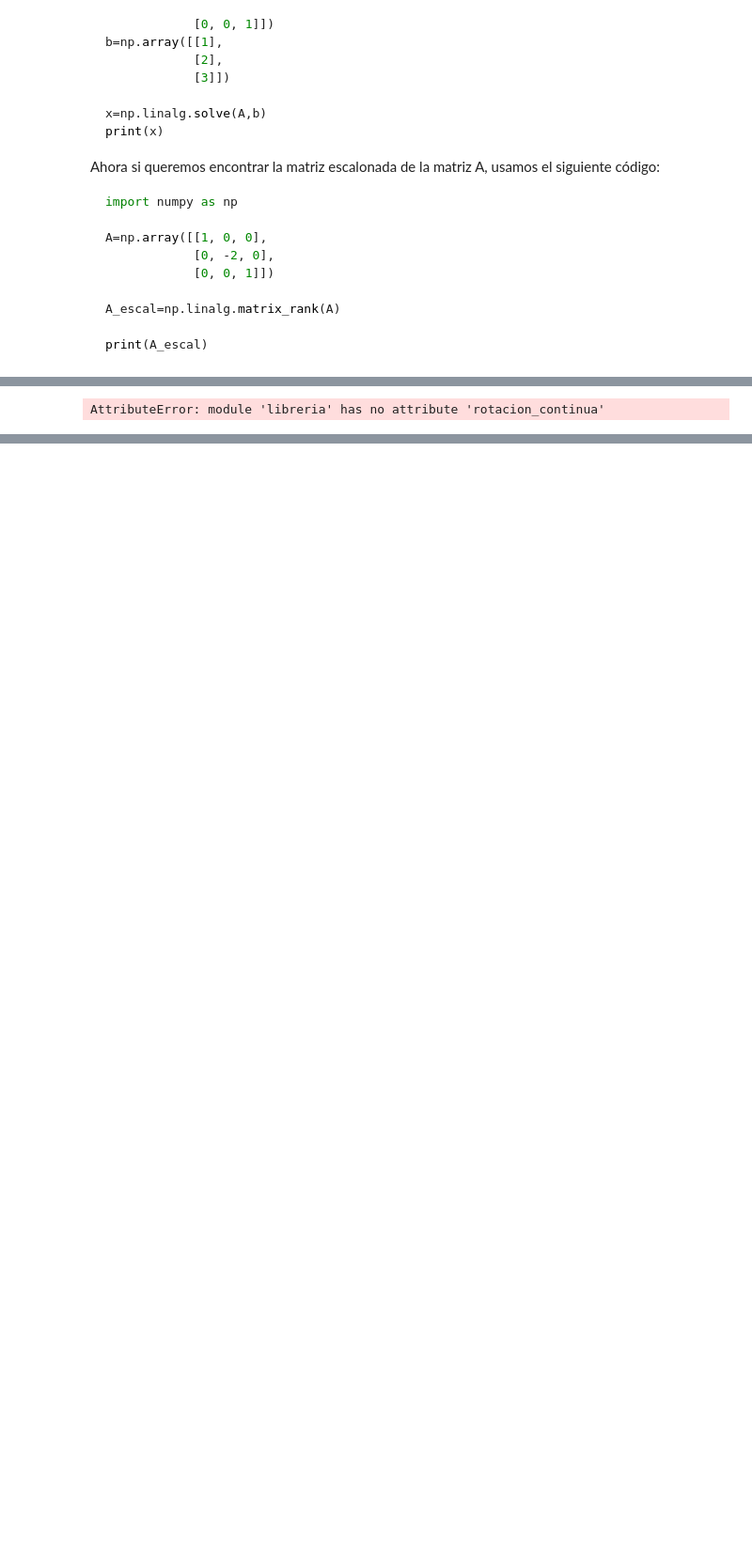
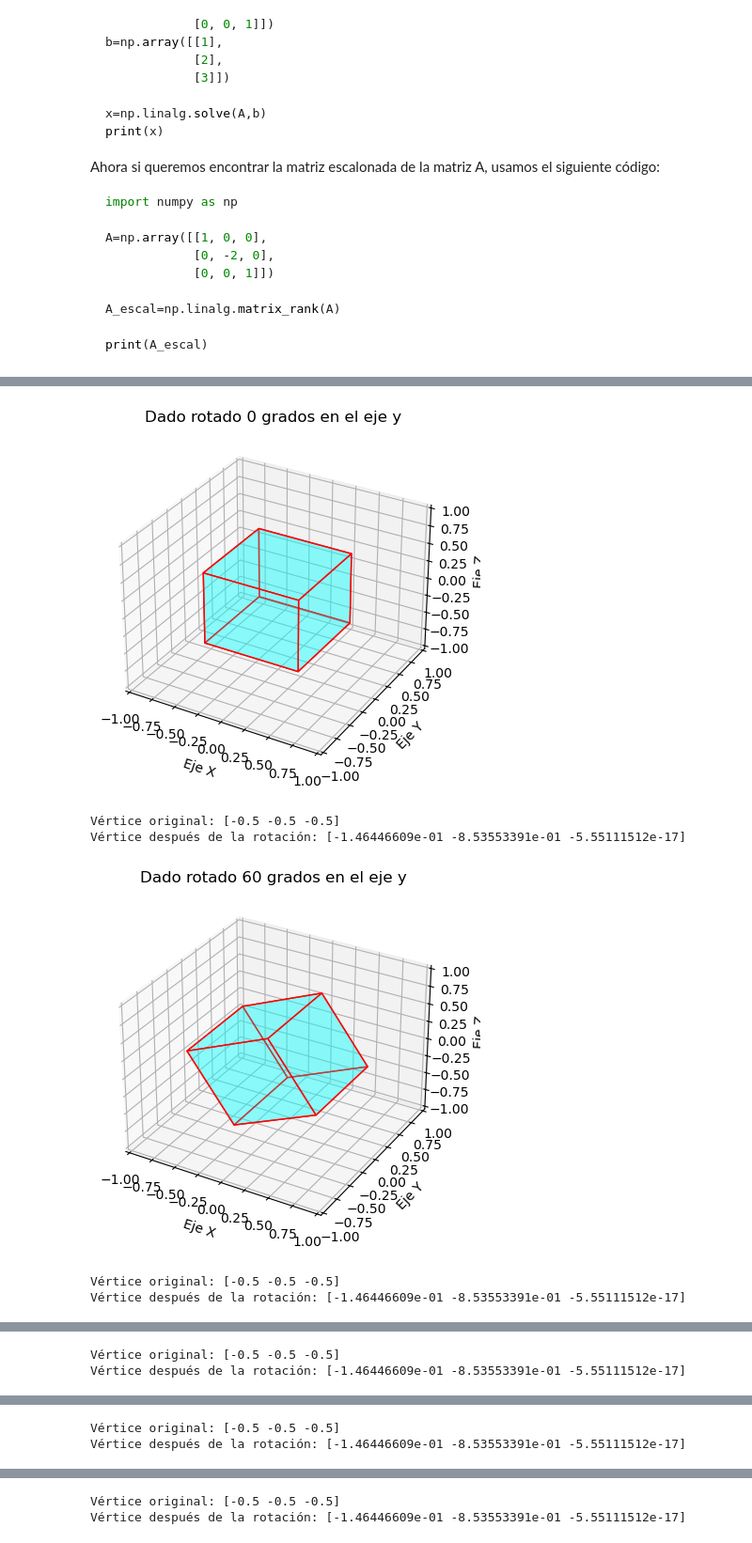
Before and after one commit to abelalv/lineal_2024, a Jupyter notebook: tras/aplicacion_transformacion.ipynb, the cells around one changed output, grey strips where cells are left out. Shown at 94% size. Saved outputs shown, nothing was run; the diff lists cells and outputs as text; code cells hidden in the pictures; blank space fills up the shorter version.

```diff
--- a/tras/aplicacion_transformacion.ipynb
+++ b/tras/aplicacion_transformacion.ipynb
@@ -275,7 +234,21 @@ li.dibujar_dado(dado_rotado_xyz, "Dado rotado en los ejes X, Y y Z")
-# %%
-
-
-# Rotación continua de 0° a 360° en el eje Y
-li.rotacion_continua(dado, range(0, 361, 60), eje='y')
-# %% [output]
-AttributeError: module 'libreria' has no attribute 'rotacion_continua'
+# %%
+
+# Pregunta 3: Rotación continua en el eje Y
+def rotacion_continua(puntos, angulos, eje='y'):
+    for angulo in angulos:
+        puntos_rotados = rotacion_3d(puntos, angulo, eje=eje)
+        dibujar_dado(puntos_rotados, f"Dado rotado {angulo} grados en el eje {eje}")
+        # Coordenadas finales de un vértice específico
+        vertice_original = dado[0]  # Primer vértice
+        puntos_rotados = dado_rotado_seq[0]
+        print(f"Vértice original: {vertice_original}")
+        print(f"Vértice después de la rotación: {vertice_final}")
+# Rotación continua de 0° a 360° en el eje Y
+rotacion_continua(dado, range(0, 361, 60), eje='y')
+# %% [output]
+[figure, added]
+Vértice original: [-0.5 -0.5 -0.5]
+Vértice después de la rotación: [-1.46446609e-01 -8.53553391e-01 -5.55111512e-17]
+[figure, added]
+Vértice original: [-0.5 -0.5 -0.5]
+Vértice después de la rotación: [-1.46446609e-01 -8.53553391e-01 -5.55111512e-17]
@@ -281,0 +256,2 @@ AttributeError: module 'libreria' has no attribute 'rotacion_continua'
+Vértice original: [-0.5 -0.5 -0.5]
+Vértice después de la rotación: [-1.46446609e-01 -8.53553391e-01 -5.55111512e-17]
@@ -281,0 +259,2 @@ AttributeError: module 'libreria' has no attribute 'rotacion_continua'
+Vértice original: [-0.5 -0.5 -0.5]
+Vértice después de la rotación: [-1.46446609e-01 -8.53553391e-01 -5.55111512e-17]
@@ -281,0 +262,2 @@ AttributeError: module 'libreria' has no attribute 'rotacion_continua'
+Vértice original: [-0.5 -0.5 -0.5]
+Vértice después de la rotación: [-1.46446609e-01 -8.53553391e-01 -5.55111512e-17]
```
Also changed, not shown: parts of 11 cells of this notebook, 1 other file.
